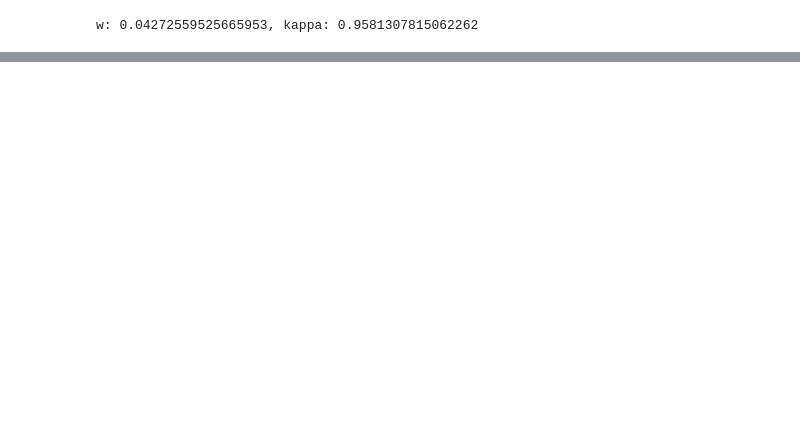
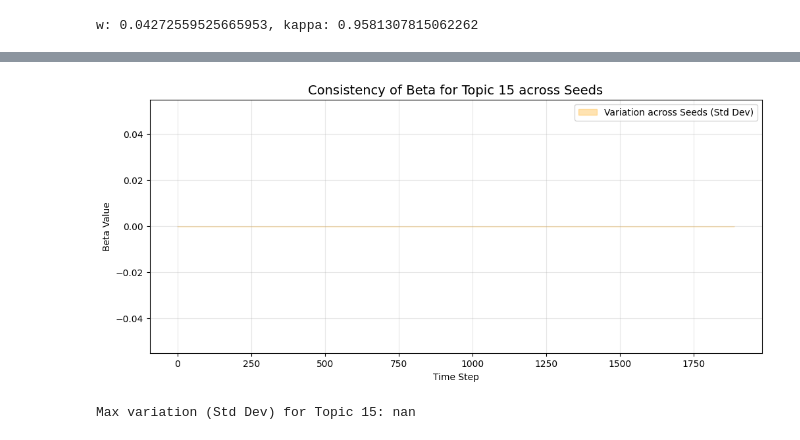
Before and after one commit to TommasoDF/Lasso_paper, a Jupyter notebook: Theory/simulate_with_topics_v2.ipynb, the cells around one changed output, grey strips where cells are left out. Cells and saved outputs as stored; diff of their text form; code cells hidden in the pictures; blank space fills up the shorter version.

```diff
--- a/Theory/simulate_with_topics_v2.ipynb
+++ b/Theory/simulate_with_topics_v2.ipynb
@@ -156,0 +375,60 @@ def estimate_kappa_nls(X, beta_offline, r_offline, w, correct_with_tanh=True, ro
+# %%
+import numpy as np
+import pandas as pd
+import matplotlib.pyplot as plt
+
+# 1. Prepare and Squeeze the stack
+beta_stack = np.array(results_df['beta_coefficients'].tolist())
+# This removes any singleton dimensions (like the '1' in (20, T, K, 1))
+beta_stack = np.squeeze(beta_stack)
+
+# 2. Identify where topics were selected
+# Replace zeros with NaN so they don't bias the Mean/Std Dev
+beta_temp = beta_stack.copy().astype(float)
+beta_temp[beta_temp == 0] = np.nan
+
+# 3. Calculate Mean and Std across seeds (axis 0)
+mean_beta_active = np.nanmean(beta_temp, axis=0)
+std_beta_active = np.nanstd(beta_temp, axis=0)
+
+# 4. Plotting for Topic 1
+topic_idx = 15
+
+# Extract the 1D arrays for the specific topic
+# We use .flatten() just in case there are hidden dimensions
+x = np.arange(mean_beta_active.shape[0])
+y_mean = mean_beta_active[:, topic_idx].flatten()
+y_std = std_beta_active[:, topic_idx].flatten()
+
+# Fill NaNs with 0 for the plot so it doesn't break the line
+y_mean_plot = np.nan_to_num(y_mean)
+y_std_plot = np.nan_to_num(y_std)
+
+plt.figure(figsize=(12, 5))
+
+# Plot the mean line
+
+
+# Plot the variation band (Std Dev)
+# This will show you exactly if/how much the coefficient differs across runs
+plt.fill_between(
+    x,
+    y_mean_plot - y_std_plot,
+    y_mean_plot + y_std_plot,
+    alpha=0.3,
+    color='orange',
+    label='Variation across Seeds (Std Dev)'
+)
+
+plt.title(f'Consistency of Beta for Topic {topic_idx} across Seeds', fontsize=14)
+plt.ylabel('Beta Value')
+plt.xlabel('Time Step')
+plt.legend()
+plt.grid(True, alpha=0.3)
+plt.show()
+
+# Quick check:
+print(f"Max variation (Std Dev) for Topic {topic_idx}: {np.nanmax(y_std):.6f}")
+# %% [output]
+[figure, added]
+Max variation (Std Dev) for Topic 15: nan
```
Also changed, not shown: parts of 19 cells of this notebook.
